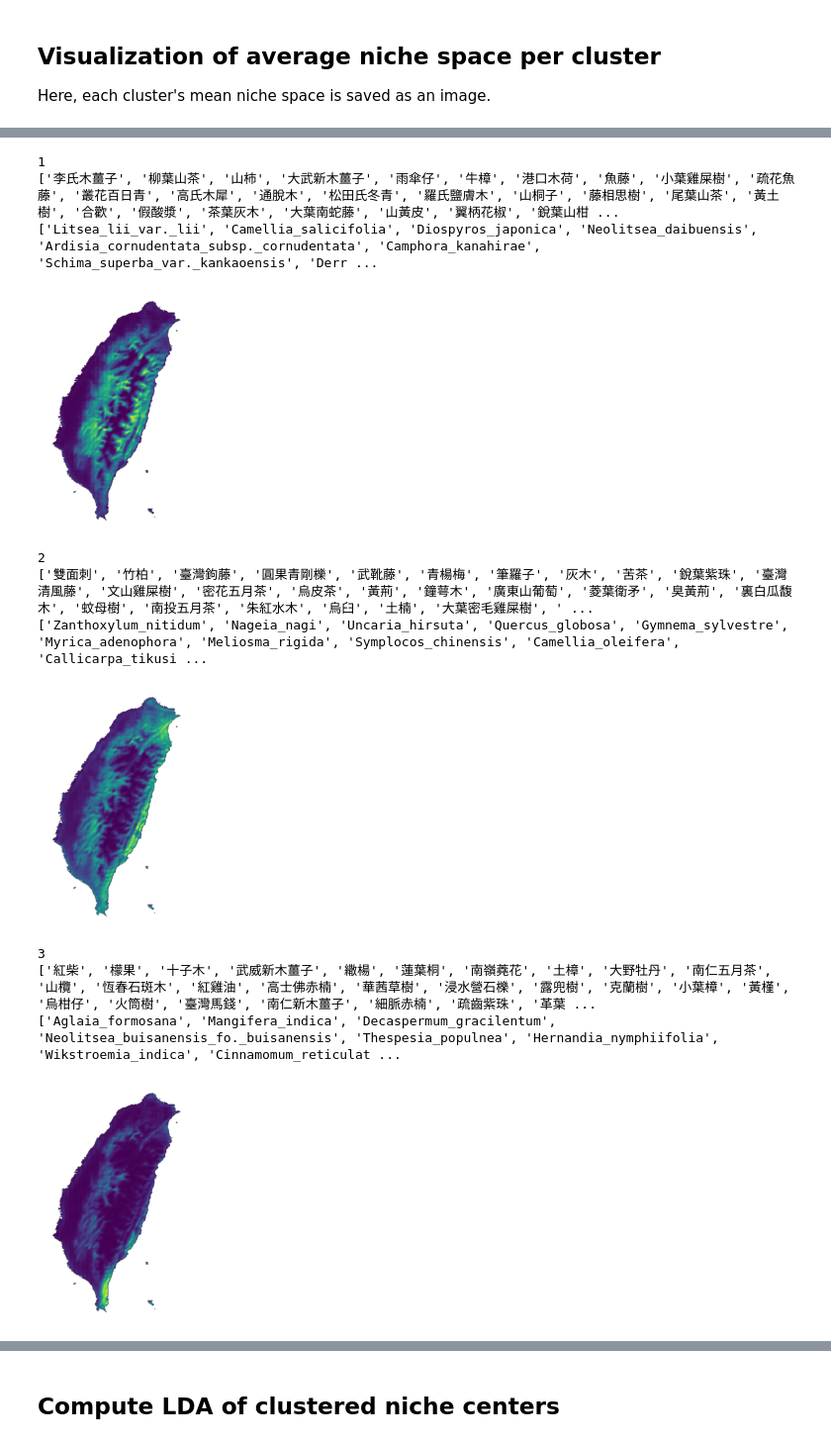
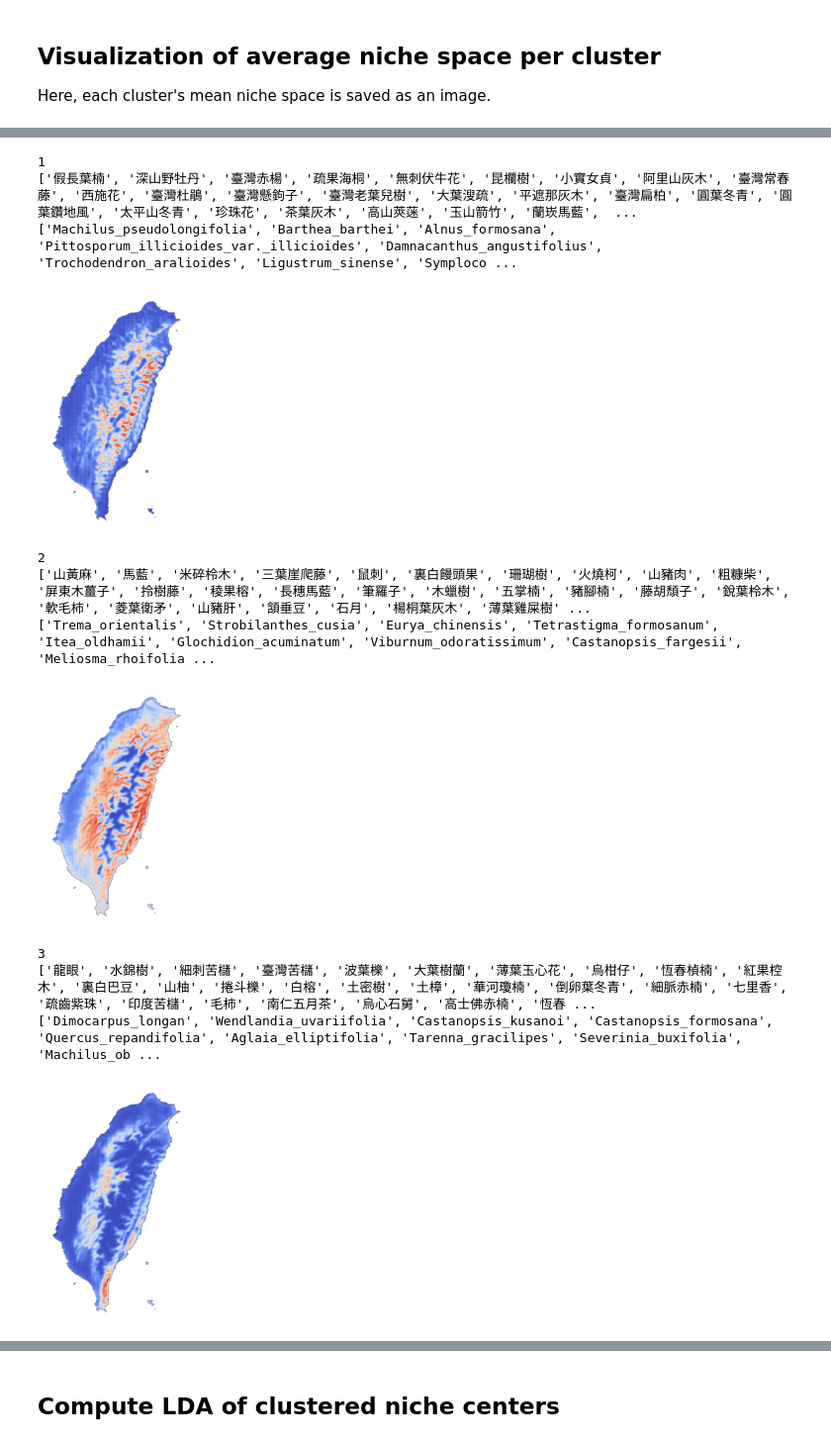
Before and after one commit to KLKua/DeepSDM, a Jupyter notebook: Fig5_nichespace_clustering.ipynb, the cells around one changed output, grey strips where cells are left out. Shown at 99% size. Drawn from its saved outputs; the diff is of its cells as text; code cells hidden in the pictures.

```diff
--- a/Fig5_nichespace_clustering.ipynb
+++ b/Fig5_nichespace_clustering.ipynb
@@ -141,0 +126,29 @@ plt.show()
+# %%
+from sklearn.cluster import KMeans, DBSCAN, HDBSCAN, OPTICS, SpectralClustering
+import matplotlib.pyplot as plt
+
+X = nichespace_deepsdm_all  # 你的資料, e.g. shape (1256, 1505)
+k_optimal = 4  # 你想要的群數
+
+# kmeans = KMeans(n_clusters=k_optimal, random_state=42, n_init='auto')
+DBSCAN = KMeans(n_clusters=k_optimal, random_state=42)
+cluster_labels = DBSCAN.fit_predict(X)
+cluster_labels_swapped = cluster_labels.copy()
+
+cluster_labels_swapped[cluster_labels == 0] = 1
+cluster_labels_swapped[cluster_labels == 1] = 0
+# labels 是與 X 同長度的一維 array，表示每個 species 的 cluster id
+# print("cluster counts:", np.bincount(cluster_labels))
+
+# 若你想畫 2D 可視化 (例如先降維再畫)
+import umap
+reducer = umap.UMAP(n_neighbors=30, min_dist=0.1, n_components=2, random_state=42)
+embedding = reducer.fit_transform(X)
+
+plt.figure(figsize=mm2inch(60, 60), constrained_layout = True)
+plt.scatter(embedding[:,0], embedding[:,1], c=np.array(PU.color_list)[cluster_labels_swapped], s=5)
+plt.xlabel('UMAP 1')
+plt.ylabel('UMAP 2')
+# plt.title(f'K-Means clustering (k={k_optimal}) on niche-space')
+plt.savefig(os.path.join(PU.plot_path_nichespace_clustering, 'UMAP_cluster.pdf'), transparent = True, dpi = 500)
+plt.show()
@@ -195,14 +210,14 @@ plt.show()
 ## Generate cluster-level average niches
 The following code computes the average niche map for each identified cluster.
 # %%
-all_cluster_avg_niches = PU.get_all_cluster_average_nichespace(cluster_labels, nichespace_deepsdm_all_nonflatten)
+all_cluster_avg_niches = PU.get_all_cluster_average_nichespace(cluster_labels_swapped, nichespace_deepsdm_all_nonflatten)
 img_sign = np.sign(all_cluster_avg_niches[0][1])
 # %% [markdown]
 ## Write cluster labels and average niche space data
 Stores the computed labels and averages to YAML files for subsequent usage.
 # %%
 with open(PU.cluster_labels_path, 'w') as f:
-    yaml.dump(cluster_labels.tolist(), f)
+    yaml.dump(cluster_labels_swapped.tolist(), f)
 
 all_cluster_avg_niches_converted = {int(i):j.tolist() for i, j in all_cluster_avg_niches}
 with open(PU.cluster_avg_nichespace_path, 'w') as f:
@@ -271,8 +353,8 @@ for (i_img, img) in all_cluster_avg_niches:
 ## Visualization of average niche space per cluster
 Here, each cluster's mean niche space is saved as an image.
 # %%
-df_center = PU.calculate_deepsdm_nichespace_center(nichespace_deepsdm_all_nonflatten, cluster_labels)
-df_center.to_csv(PU.df_nichespace_center_coordinate_path)
+df_center = PU.calculate_deepsdm_nichespace_center(nichespace_deepsdm_all_nonflatten, cluster_labels_swapped)
+# df_center.to_csv(PU.df_nichespace_center_coordinate_path)
 df_center
 # %% [output]
 |  | PC01 | PC02 | cluster |
@@ -299,7 +381,7 @@ for cluster in set(df_center.cluster):
     print(cluster)
     sp_avg_cluster_distribution = np.zeros([PU.height, PU.width])
     sp_list_cluster = df_center[df_center.cluster==cluster].index.tolist()
-    sp_list_cluster_random = random.sample(sp_list_cluster, min(250, len(sp_list_cluster)))
+    sp_list_cluster_random = random.sample(sp_list_cluster, min(500, len(sp_list_cluster)))
     print([df_center[df_center.index==sp].chinese_name.values[0] for sp in sp_list_cluster_random])
     print(sp_list_cluster_random)
     for sp in sp_list_cluster_random:
@@ -312,7 +394,7 @@ for cluster in set(df_center.cluster):
         sp_avg_cluster_distribution = sp_avg_cluster_distribution + sp_avg_distribution
     sp_avg_cluster_distribution = sp_avg_cluster_distribution / len(sp_list_cluster_random)
     fig, ax = plt.subplots(figsize = mm2inch(40, 60), constrained_layout = True)
-    ax.imshow(sp_avg_cluster_distribution)
+    ax.imshow(sp_avg_cluster_distribution, cmap = 'coolwarm')
     ax.axis('off')
     fig_path = os.path.join(PU.plot_path_nichespace_clustering, f'biotope_cluster{cluster}.pdf')
     plt.savefig(fig_path)
@@ -326,12 +408,12 @@ for cluster in set(df_center.cluster):
 1
-['李氏木薑子', '柳葉山茶', '山柿', '大武新木薑子', '雨傘仔', '牛樟', '港口木荷', '魚藤', '小葉雞屎樹', '疏花魚藤', '叢花百日青', '高氏木犀', '通脫木', '松田氏冬青', '羅氏鹽膚木', '山桐子', '藤相思樹', '尾葉山茶', '黃土樹', '合歡', '假酸漿', '茶葉灰木', '大葉南蛇藤', '山黃皮', '翼柄花椒', '銳葉山柑 ...
-['Litsea_lii_var._lii', 'Camellia_salicifolia', 'Diospyros_japonica', 'Neolitsea_daibuensis', 'Ardisia_cornudentata_subsp._cornudentata', 'Camphora_kanahirae', 'Schima_superba_var._kankaoensis', 'Derr ...
+['假長葉楠', '深山野牡丹', '臺灣赤楊', '疏果海桐', '無刺伏牛花', '昆欄樹', '小實女貞', '阿里山灰木', '臺灣常春藤', '西施花', '臺灣杜鵑', '臺灣懸鉤子', '臺灣老葉兒樹', '大葉溲疏', '平遮那灰木', '臺灣扁柏', '圓葉冬青', '圓葉鑽地風', '太平山冬青', '珍珠花', '茶葉灰木', '高山莢蒾', '玉山箭竹', '蘭崁馬藍',  ...
+['Machilus_pseudolongifolia', 'Barthea_barthei', 'Alnus_formosana', 'Pittosporum_illicioides_var._illicioides', 'Damnacanthus_angustifolius', 'Trochodendron_aralioides', 'Ligustrum_sinense', 'Symploco ...
-[figure, old version]
+[figure, new version]
 2
-['雙面刺', '竹柏', '臺灣鉤藤', '圓果青剛櫟', '武靴藤', '青楊梅', '筆羅子', '灰木', '苦茶', '銳葉紫珠', '臺灣清風藤', '文山雞屎樹', '密花五月茶', '烏皮茶', '黃荊', '鐘萼木', '廣東山葡萄', '菱葉衛矛', '臭黃荊', '裏白瓜馥木', '蚊母樹', '南投五月茶', '朱紅水木', '烏臼', '土楠', '大葉密毛雞屎樹', ' ...
-['Zanthoxylum_nitidum', 'Nageia_nagi', 'Uncaria_hirsuta', 'Quercus_globosa', 'Gymnema_sylvestre', 'Myrica_adenophora', 'Meliosma_rigida', 'Symplocos_chinensis', 'Camellia_oleifera', 'Callicarpa_tikusi ...
+['山黃麻', '馬藍', '米碎柃木', '三葉崖爬藤', '鼠刺', '裏白饅頭果', '珊瑚樹', '火燒柯', '山豬肉', '粗糠柴', '屏東木薑子', '拎樹藤', '稜果榕', '長穗馬藍', '筆羅子', '木蠟樹', '五掌楠', '豬腳楠', '藤胡頹子', '銳葉柃木', '軟毛柿', '菱葉衛矛', '山豬肝', '頷垂豆', '石月', '楊桐葉灰木', '薄葉雞屎樹' ...
+['Trema_orientalis', 'Strobilanthes_cusia', 'Eurya_chinensis', 'Tetrastigma_formosanum', 'Itea_oldhamii', 'Glochidion_acuminatum', 'Viburnum_odoratissimum', 'Castanopsis_fargesii', 'Meliosma_rhoifolia ...
-[figure, old version]
+[figure, new version]
 3
-['紅柴', '檬果', '十子木', '武威新木薑子', '繖楊', '蓮葉桐', '南嶺蕘花', '土樟', '大野牡丹', '南仁五月茶', '山欖', '恆春石斑木', '紅雞油', '高士佛赤楠', '華茜草樹', '浸水營石櫟', '露兜樹', '克蘭樹', '小葉樟', '黃槿', '烏柑仔', '火筒樹', '臺灣馬錢', '南仁新木薑子', '細脈赤楠', '疏齒紫珠', '革葉 ...
-['Aglaia_formosana', 'Mangifera_indica', 'Decaspermum_gracilentum', 'Neolitsea_buisanensis_fo._buisanensis', 'Thespesia_populnea', 'Hernandia_nymphiifolia', 'Wikstroemia_indica', 'Cinnamomum_reticulat ...
+['龍眼', '水錦樹', '細刺苦櫧', '臺灣苦櫧', '波葉櫟', '大葉樹蘭', '薄葉玉心花', '烏柑仔', '恆春楨楠', '紅果椌木', '裏白巴豆', '山柚', '捲斗櫟', '白榕', '土密樹', '土樟', '華河瓊楠', '倒卵葉冬青', '細脈赤楠', '七里香', '疏齒紫珠', '印度苦櫧', '毛柿', '南仁五月茶', '烏心石舅', '高士佛赤楠', '恆春 ...
+['Dimocarpus_longan', 'Wendlandia_uvariifolia', 'Castanopsis_kusanoi', 'Castanopsis_formosana', 'Quercus_repandifolia', 'Aglaia_elliptifolia', 'Tarenna_gracilipes', 'Severinia_buxifolia', 'Machilus_ob ...
-[figure, old version]
+[figure, new version]
```
Also changed, not shown: parts of 30 cells of this notebook, 5 other files.
